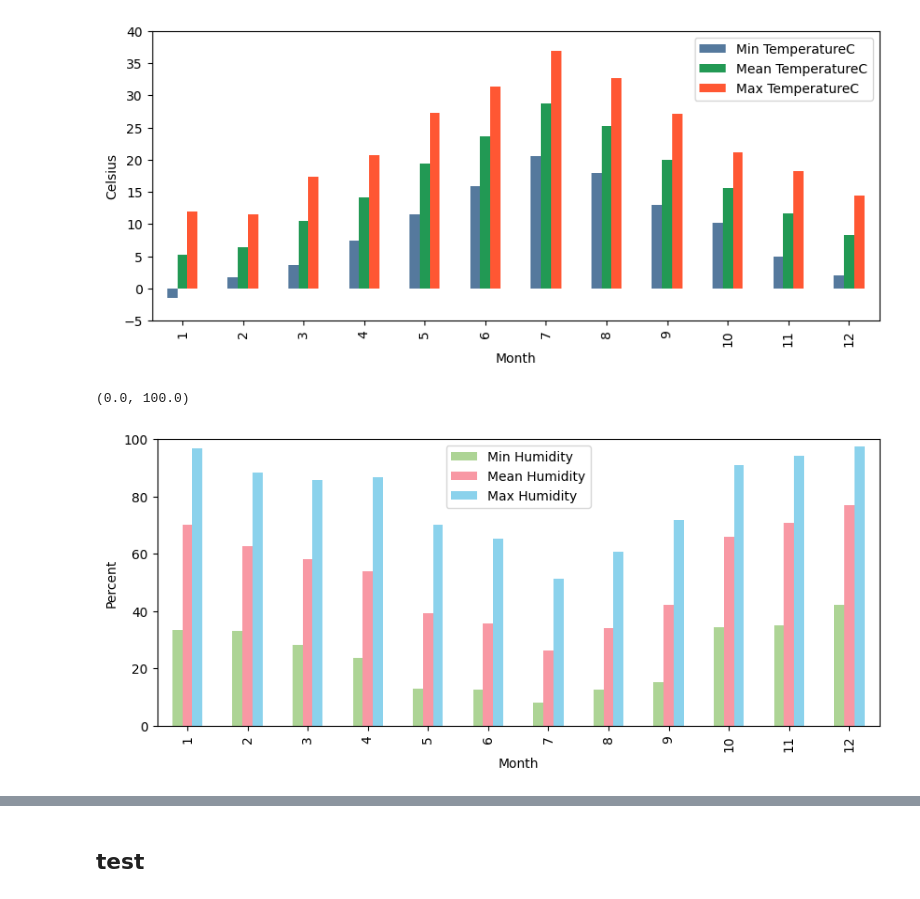
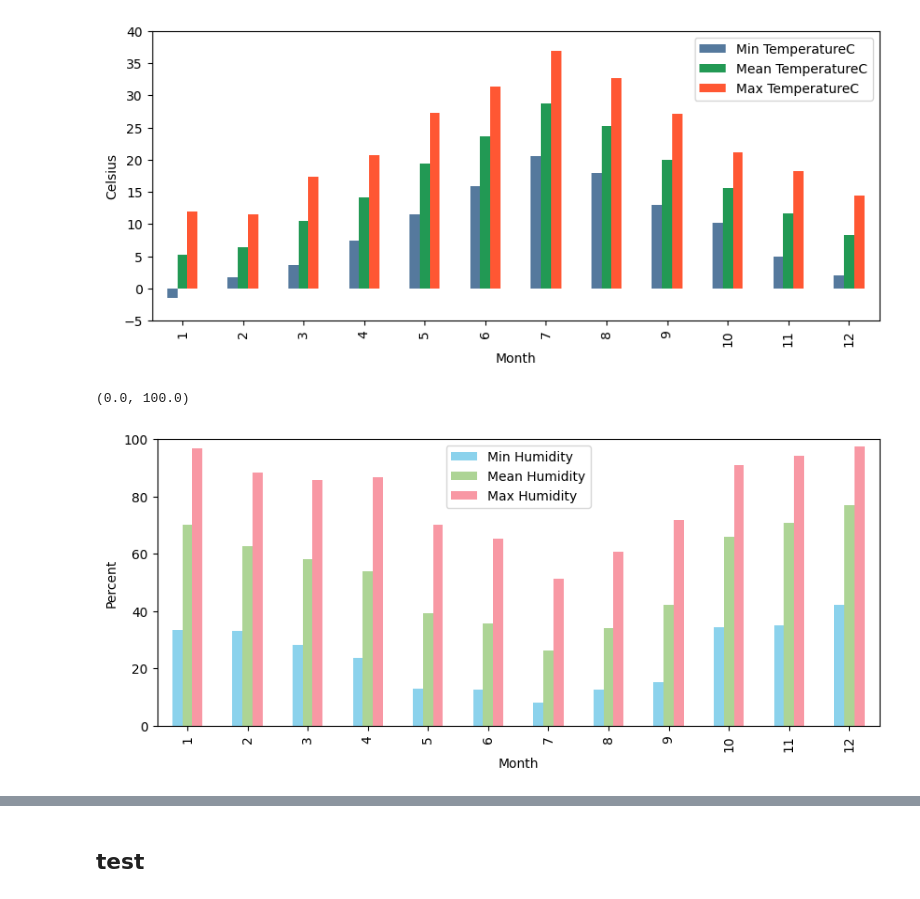
Before and after one commit to nnyPRO/Daily_Weather, a Jupyter notebook: code/project.ipynb, the cells around one changed output, grey strips where cells are left out. Saved outputs shown, nothing was run; the diff lists cells and outputs as text; code cells hidden in the pictures.

```diff
--- a/code/project.ipynb
+++ b/code/project.ipynb
@@ -123,6 +120,8 @@ data.drop([1539, 1540], axis='index' , inplace=True)
 # %%
 temp = pd.DataFrame({'Mean TemperatureC': (data['Max TemperatureC'] + data['Min TemperatureC']) // 2})
 data.fillna(value=temp, inplace=True)
+# %%
+data.reset_index(inplace=True, drop=True)
 # %%
 data.isna().sum()
 # %% [output]
@@ -470,11 +356,11 @@ plt.ylim(-5,40)
 [figure]
 # %%
 # temperature in latest year
-humi_m.plot(kind="bar", figsize = (10, 4), color={'Max Humidity': '#8BD2EC', 'Mean Humidity': '#F898A4', 'Min Humidity': '#ADD495'})
+humi_m.plot(kind="bar", figsize = (10, 4), color={'Max Humidity': '#F898A4', 'Mean Humidity': '#ADD495', 'Min Humidity': '#8BD2EC'})
 # temp_m.plot(kind="bar", figsize = (10, 4), color=['blue', 'oran'])
 plt.xlabel("Month")
 plt.ylabel("Percent")
 plt.ylim(0,100)
 # %% [output]
 (0.0, 100.0)
-[figure, old version]
+[figure, new version]
```
Also changed, not shown: parts of 25 cells of this notebook.
